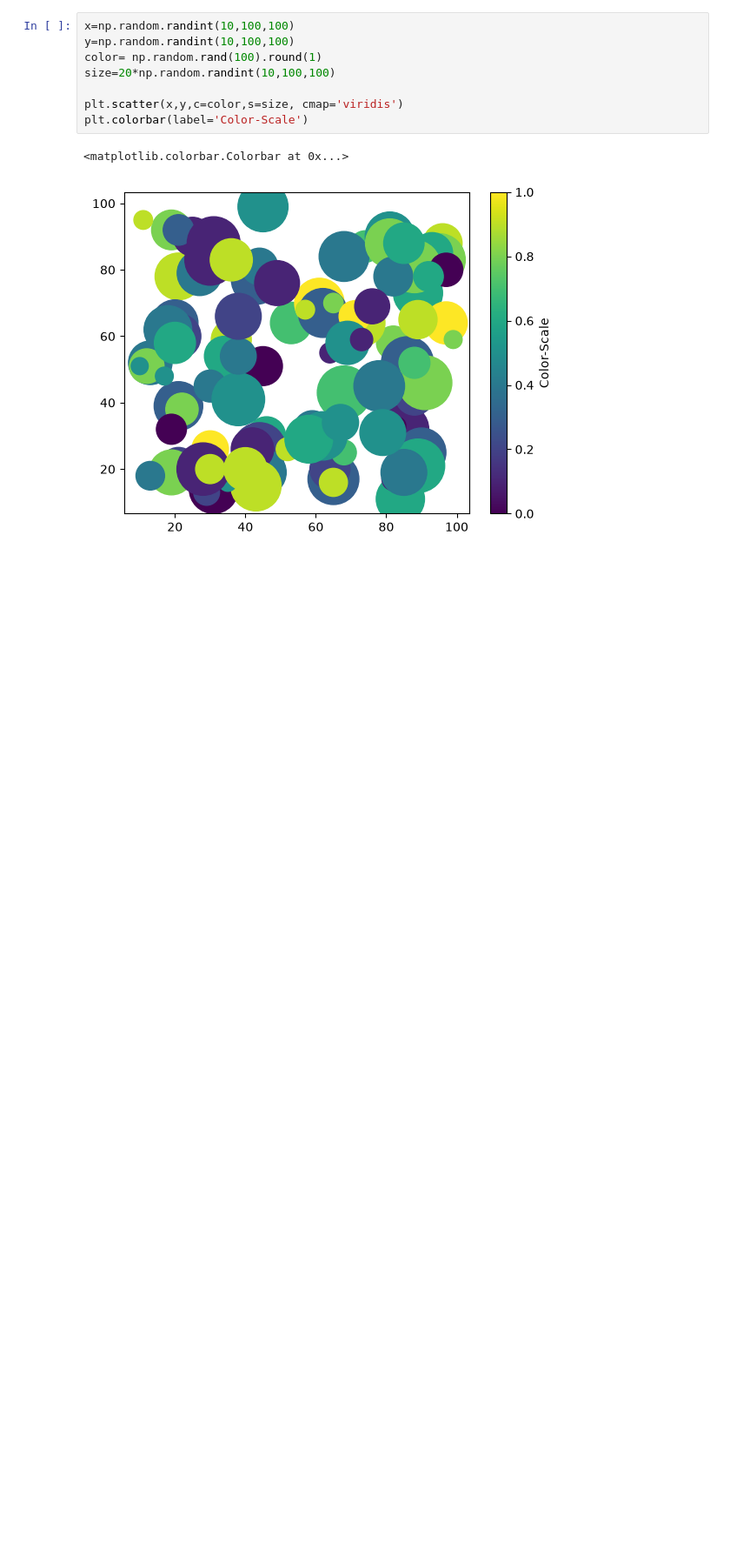
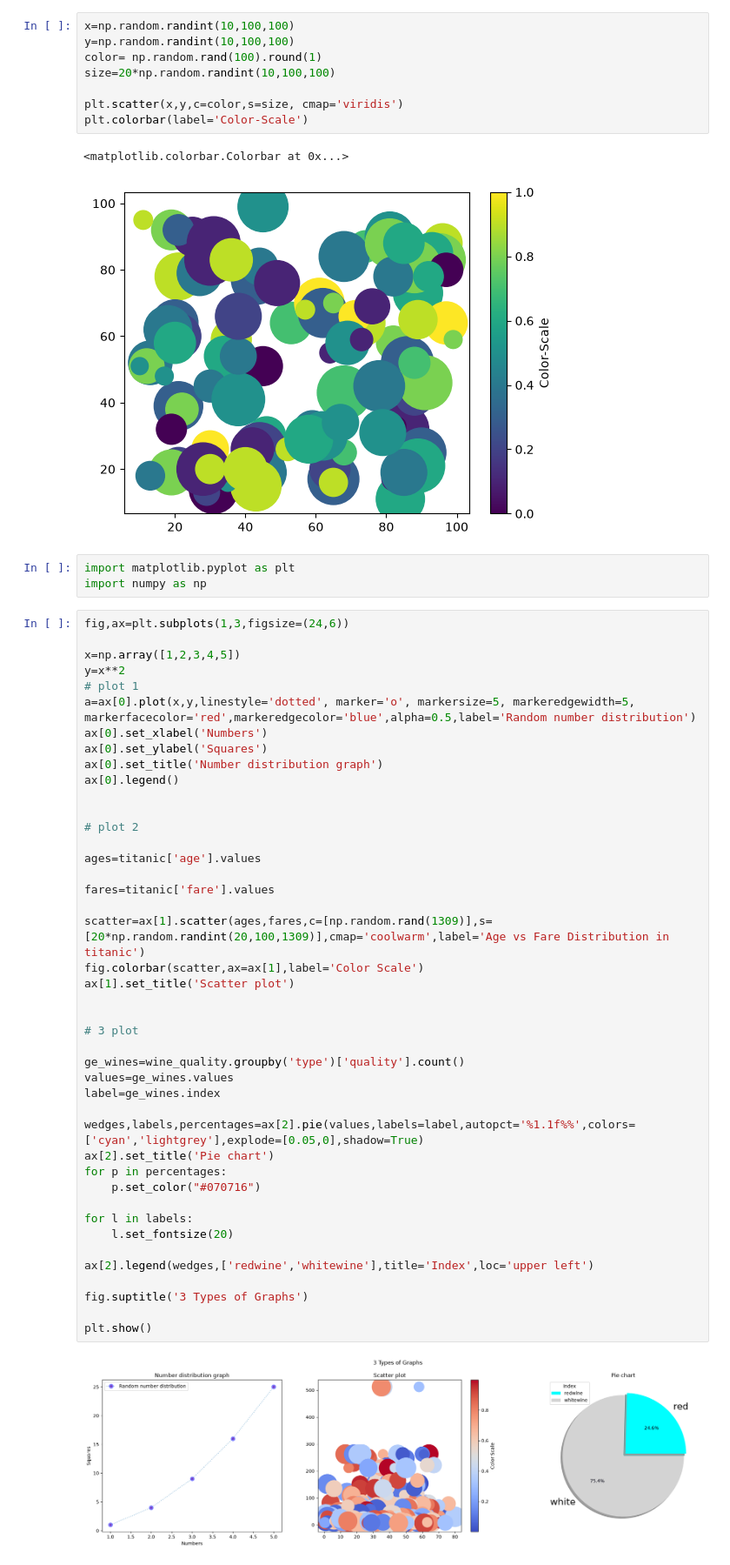
Before and after one commit to Ashuu189/python-libraries-pro, a Jupyter notebook: PracticeSheet/complete-matplotlib-sheet.ipynb, the cells around one changed output. Shown at 87% size. Saved outputs shown, nothing was run; the diff lists cells and outputs as text; blank space fills up the shorter version.

```diff
--- a/PracticeSheet/complete-matplotlib-sheet.ipynb
+++ b/PracticeSheet/complete-matplotlib-sheet.ipynb
@@ -1089,3 +1089,51 @@ plt.colorbar(label='Color-Scale')
 # %% [output]
 <matplotlib.colorbar.Colorbar at 0x...>
 [figure]
+# %%
+import matplotlib.pyplot as plt
+import numpy as np
+# %%
+fig,ax=plt.subplots(1,3,figsize=(24,6))
+
+x=np.array([1,2,3,4,5])
+y=x**2
+# plot 1
+a=ax[0].plot(x,y,linestyle='dotted', marker='o', markersize=5, markeredgewidth=5, markerfacecolor='red',markeredgecolor='blue',alpha=0.5,label='Random number distribution')
+ax[0].set_xlabel('Numbers')
+ax[0].set_ylabel('Squares')
+ax[0].set_title('Number distribution graph')
+ax[0].legend()
+
+
+# plot 2
+
+ages=titanic['age'].values
+
+fares=titanic['fare'].values
+
+scatter=ax[1].scatter(ages,fares,c=[np.random.rand(1309)],s=[20*np.random.randint(20,100,1309)],cmap='coolwarm',label='Age vs Fare Distribution in titanic')
+fig.colorbar(scatter,ax=ax[1],label='Color Scale')
+ax[1].set_title('Scatter plot')
+
+
+# 3 plot
+
+ge_wines=wine_quality.groupby('type')['quality'].count()
+values=ge_wines.values
+label=ge_wines.index
+
+wedges,labels,percentages=ax[2].pie(values,labels=label,autopct='%1.1f%%',colors=['cyan','lightgrey'],explode=[0.05,0],shadow=True)
+ax[2].set_title('Pie chart')
+for p in percentages:
+    p.set_color("#070716")
+
+for l in labels:
+    l.set_fontsize(20)
+
+ax[2].legend(wedges,['redwine','whitewine'],title='Index',loc='upper left')
+
+fig.suptitle('3 Types of Graphs')
+
+plt.show()
+# %% [output]
+[figure, added]
```
Also changed, not shown: parts of 5 cells of this notebook, 3 other files.
